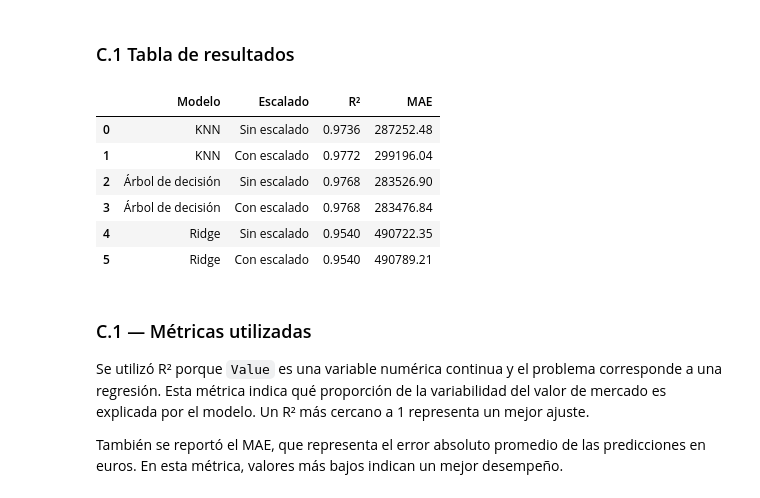
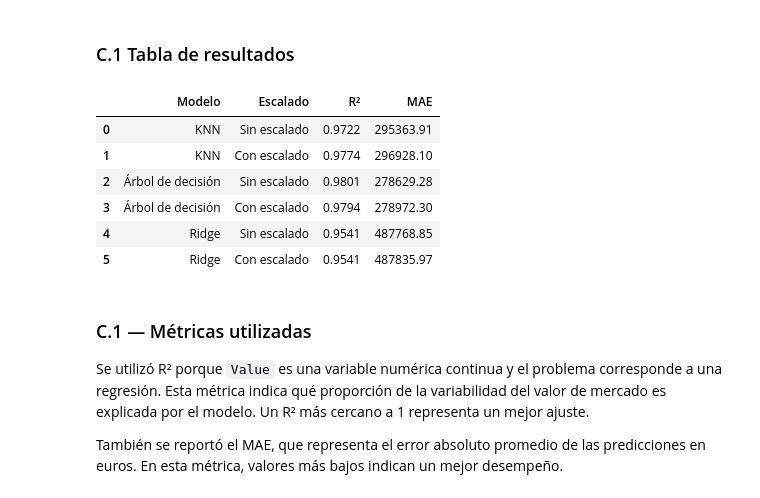
Before and after one commit to Racsok/mineria, a Jupyter notebook: analisis_datasets/analisis_dataset_FIFA.ipynb, the cells around one changed output. Drawn from its saved outputs; the diff is of its cells as text; code cells hidden in the pictures.

```diff
--- a/analisis_datasets/analisis_dataset_FIFA.ipynb
+++ b/analisis_datasets/analisis_dataset_FIFA.ipynb
@@ -1094,0 +1184,5 @@ display(
+# %%
+df.isnull().sum()
+registros_nulos = df[df['Position'].isnull()]
+print(registros_nulos)
+df = df.dropna(subset=['Position'])
@@ -1250,26 +2044,19 @@ Descripción estadística después de Estandarización Z-score:
 
 Esta técnica transforma los datos utilizando la mediana y el rango intercuartílico ($IQR$), haciéndola altamente resistente a la presencia de datos atípicos (outliers). Aplicaremos el escalado robusto a las mismas columnas seleccionadas (Age, Overall, Potential, Height_cm, Weight_lbs, Value, Wage, Release Clause) para comparar cómo afecta la dispersión de las variables financieras frente a los métodos tradicionales.
 # %%
-from sklearn.preprocessing import RobustScaler
+common_numerical_cols = ['Age', 'Overall', 'Potential', 'Value', 'Wage', 'Release Clause']
+for col in ['Height_cm', 'Weight_lbs']:
+    if col in df.columns:
+        common_numerical_cols.append(col)
 
-# 1. Lista de columnas numéricas comunes
-common_numerical_cols = [
-    'Age', 'Overall', 'Potential', 'Height_cm',
-    'Weight_lbs', 'Value', 'Wage', 'Release Clause'
-]
-
-# 2. Crear copia para la escala robusta
 df_robust_scaled = df.copy()
 
-# 3. Imputar valores nulos con la mediana (más coherente con la filosofía de RobustScaler)
 for col in common_numerical_cols:
     df_robust_scaled[col] = df_robust_scaled[col].fillna(df_robust_scaled[col].median())
 
-# 4. Inicializar y aplicar RobustScaler
 scaler_robust = RobustScaler()
 df_robust_scaled[common_numerical_cols] = scaler_robust.fit_transform(df_robust_scaled[common_numerical_cols])
 
-# 5. Comprobar resultados
 print("Descripción estadística después de Escalado Robusto (RobustScaler):")
 display(df_robust_scaled[common_numerical_cols].describe())
 # %% [output]
@@ -1540,83 +2289,62 @@ Entrenen los tres, cada uno con y sin escalado, con la misma partición y la mis
 # %% [markdown]
 ### C.1 Tabla de resultados
 # %%
-from sklearn.base import clone
-from sklearn.model_selection import train_test_split
-from sklearn.pipeline import Pipeline
-from sklearn.impute import SimpleImputer
-from sklearn.preprocessing import StandardScaler
-from sklearn.neighbors import KNeighborsRegressor
-from sklearn.tree import DecisionTreeRegressor
-from sklearn.linear_model import Ridge
-from sklearn.metrics import r2_score, mean_absolute_error
-
 target = "Value"
-
-feature_cols = [
-    "Age", "Overall", "Potential", "Height_cm",
-    "Weight_lbs", "Wage", "Release Clause"
-]
+feature_cols = ["Age", "Overall", "Potential", "Wage", "Release Clause"]
+for col in ["Height_cm", "Weight_lbs"]:
+    if col in df.columns:
+        feature_cols.append(col)
 
 datos_modelo = df[feature_cols + [target]].dropna(subset=[target])
-
 X = datos_modelo[feature_cols]
 y = datos_modelo[target]
 
-X_train, X_test, y_train, y_test = train_test_split(
-    X, y, test_size=0.20, random_state=2026
-)
+X_train, X_test, y_train, y_test = train_test_split(X, y, test_size=0.20, random_state=2026)
 
 def crear_modelos():
     return {
         "KNN": KNeighborsRegressor(n_neighbors=5),
-        "Árbol de decisión": DecisionTreeRegressor(
-            max_depth=8,
-            random_state=2026
-        ),
+        "Árbol de decisión": DecisionTreeRegressor(max_depth=8, random_state=2026),
         "Ridge": Ridge(alpha=1.0)
     }
 
 resultados = []
 
 for nombre, modelo_base in crear_modelos().items():
-
     configuraciones = {
         "Sin escalado": Pipeline([
             ("imputador", SimpleImputer(strategy="median")),
             ("modelo", clone(modelo_base))
         ]),
         "Con escalado": Pipeline([
             ("imputador", SimpleImputer(strategy="median")),
             ("escalador", StandardScaler()),
             ("modelo", clone(modelo_base))
         ])
     }
 
     for tipo, modelo in configuraciones.items():
         modelo.fit(X_train, y_train)
         predicciones = modelo.predict(X_test)
-
         resultados.append({
             "Modelo": nombre,
             "Escalado": tipo,
             "R²": r2_score(y_test, predicciones),
             "MAE": mean_absolute_error(y_test, predicciones)
         })
 
 tabla_resultados = pd.DataFrame(resultados)
-
 tabla_resultados["R²"] = tabla_resultados["R²"].round(4)
 tabla_resultados["MAE"] = tabla_resultados["MAE"].round(2)
-
 display(tabla_resultados)
 # %% [output]
 |  | Modelo | Escalado | R² | MAE |
-| 0 | KNN | Sin escalado | 0.9736 | 287252.48 |
-| 1 | KNN | Con escalado | 0.9772 | 299196.04 |
-| 2 | Árbol de decisión | Sin escalado | 0.9768 | 283526.90 |
-| 3 | Árbol de decisión | Con escalado | 0.9768 | 283476.84 |
-| 4 | Ridge | Sin escalado | 0.9540 | 490722.35 |
-| 5 | Ridge | Con escalado | 0.9540 | 490789.21 |
+| 0 | KNN | Sin escalado | 0.9722 | 295363.91 |
+| 1 | KNN | Con escalado | 0.9774 | 296928.10 |
+| 2 | Árbol de decisión | Sin escalado | 0.9801 | 278629.28 |
+| 3 | Árbol de decisión | Con escalado | 0.9794 | 278972.30 |
+| 4 | Ridge | Sin escalado | 0.9541 | 487768.85 |
+| 5 | Ridge | Con escalado | 0.9541 | 487835.97 |
 # %% [markdown]
 ### C.1 — Métricas utilizadas
 
```
Also changed, not shown: parts of 90 cells of this notebook, 1 other file.
